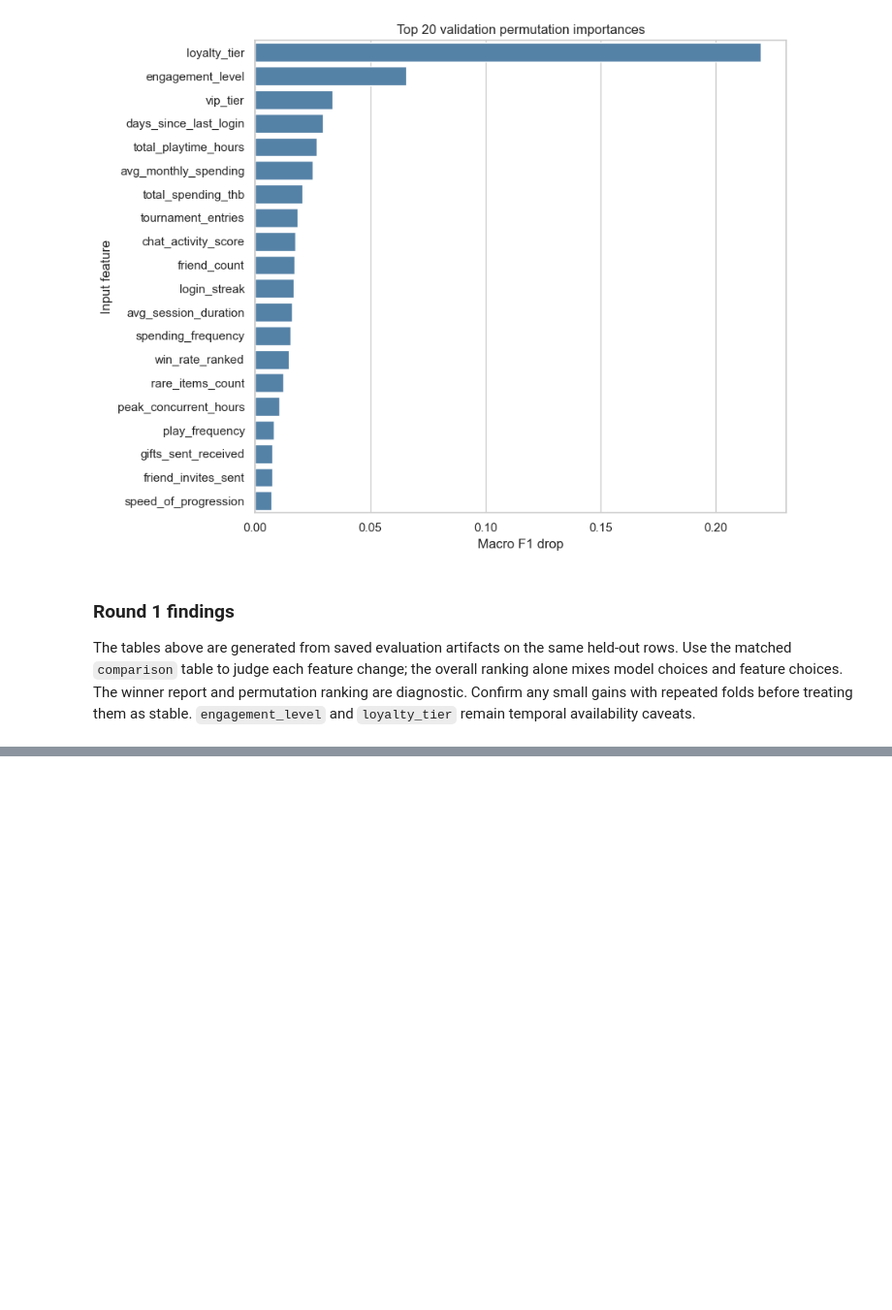
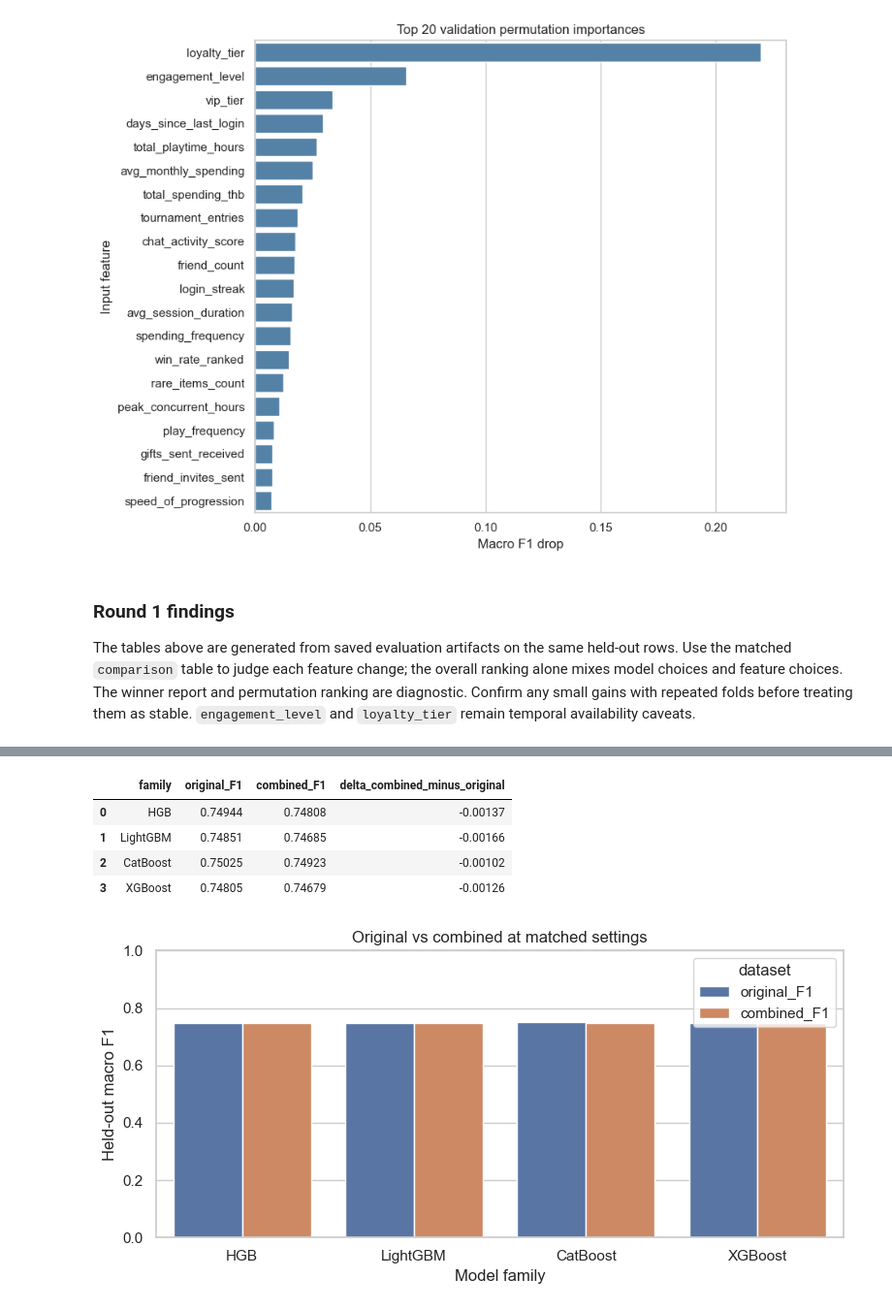
Before and after one commit to jakkarin-promsee/cpe342-ml-kaggle, a Jupyter notebook: src/task2/models/model.ipynb, the cells around one changed output, grey strips where cells are left out. Shown at 97% size. Cells and saved outputs as stored; diff of their text form; code cells hidden in the pictures; blank space fills up the shorter version.

```diff
--- a/src/task2/models/model.ipynb
+++ b/src/task2/models/model.ipynb
@@ -521,0 +717,30 @@ The tables above are generated from saved evaluation artifacts on the same held-
+# %%
+family_pairs = [
+    ("HGB", "t2_hgb_no_noise_v1", "t2_hgb_combined_no_noise_v1"),
+    ("LightGBM", "t2_lgb_original_no_noise_v1", "t2_lgb_combined_no_noise_v1"),
+    ("CatBoost", "t2_cat_original_no_noise_v1", "t2_cat_combined_no_noise_v1"),
+    ("XGBoost", "t2_xgb_original_no_noise_v1", "t2_xgb_combined_no_noise_v1"),
+]
+feature_effect = pd.DataFrame([
+    {"family": family, "original_F1": index[old]["score"],
+     "combined_F1": index[new]["score"],
+     "delta_combined_minus_original": index[new]["score"] - index[old]["score"]}
+    for family, old, new in family_pairs
+])
+display(feature_effect.round(5))
+plot_scores = feature_effect.melt(id_vars="family",
+                                  value_vars=["original_F1", "combined_F1"],
+                                  var_name="dataset", value_name="macro_F1")
+fig, ax = plt.subplots(figsize=(8, 4))
+sns.barplot(data=plot_scores, x="family", y="macro_F1", hue="dataset", ax=ax)
+ax.set(ylim=(0, 1), xlabel="Model family", ylabel="Held-out macro F1",
+       title="Original vs combined at matched settings")
+plt.tight_layout()
+plt.show()
+# %% [output]
+|  | family | original_F1 | combined_F1 | delta_combined_minus_original |
+| 0 | HGB | 0.74944 | 0.74808 | -0.00137 |
+| 1 | LightGBM | 0.74851 | 0.74685 | -0.00166 |
+| 2 | CatBoost | 0.75025 | 0.74923 | -0.00102 |
+| 3 | XGBoost | 0.74805 | 0.74679 | -0.00126 |
+[figure, added]
```
Also changed, not shown: parts of 18 cells of this notebook.
